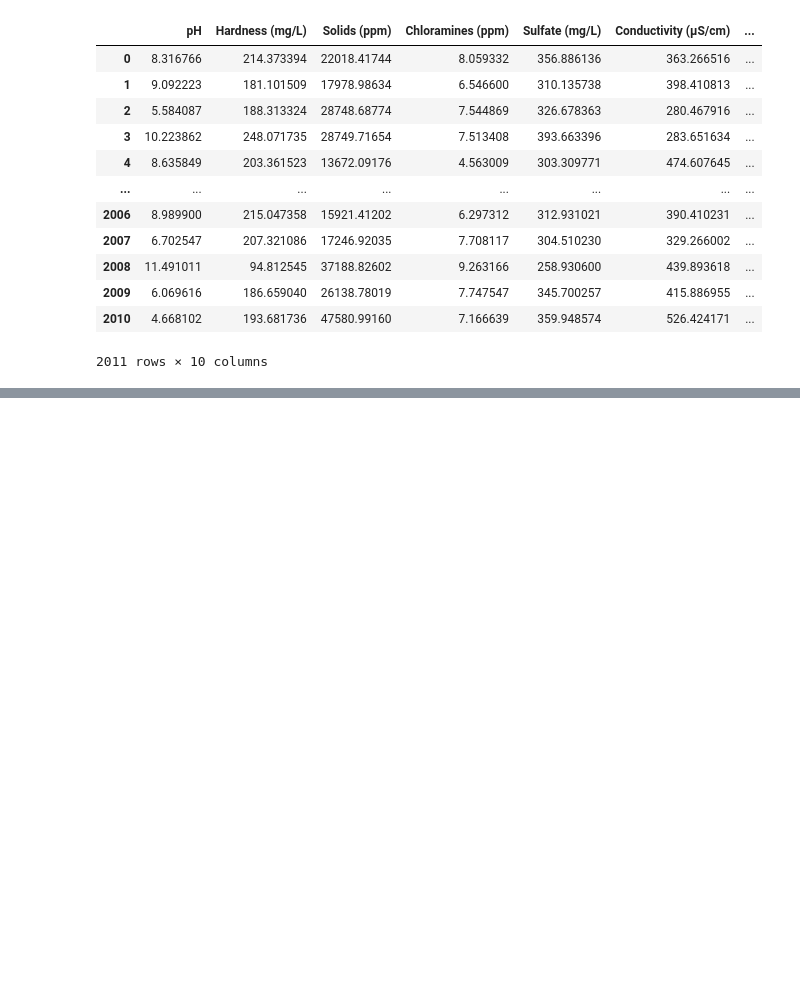
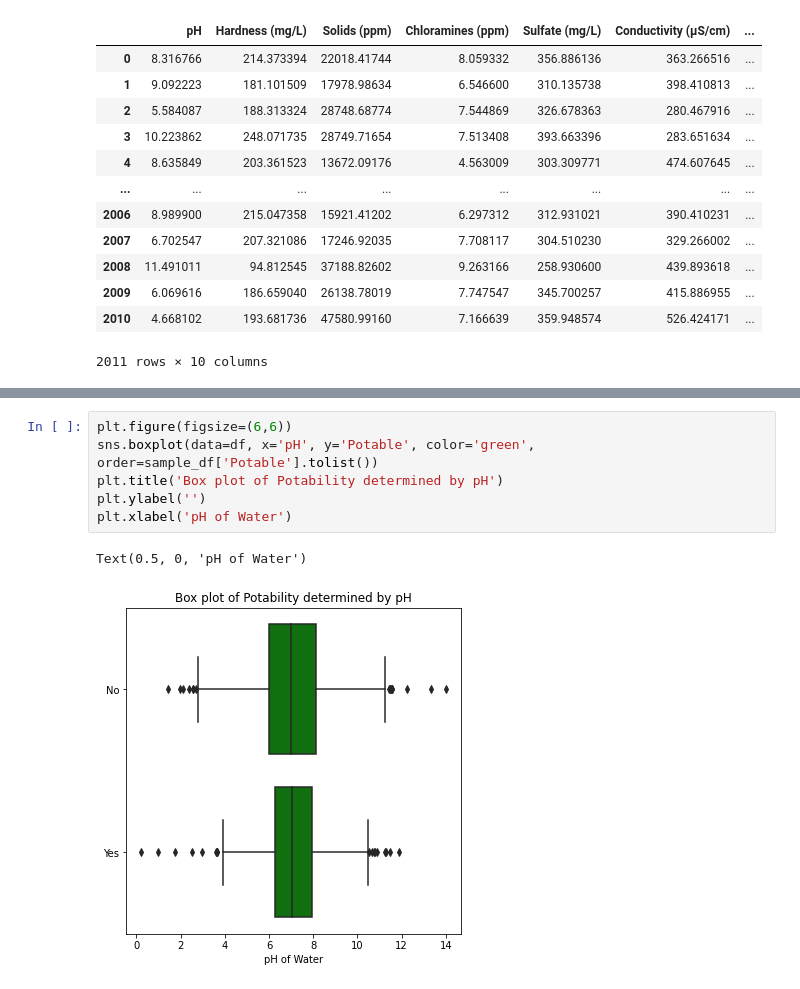
Before and after one commit to data301-2021-summer2/project-group14-project, a Jupyter notebook: analysis/person1/analysis_notebook.ipynb, the cells around one changed output, grey strips where cells are left out. Saved outputs shown, nothing was run; the diff lists cells and outputs as text; blank space fills up the shorter version.

```diff
--- a/analysis/person1/analysis_notebook.ipynb
+++ b/analysis/person1/analysis_notebook.ipynb
@@ -167,0 +239,9 @@ df
+# %%
+plt.figure(figsize=(6,6))
+sns.boxplot(data=df, x='pH', y='Potable', color='green', order=sample_df['Potable'].tolist())
+plt.title('Box plot of Potability determined by pH')
+plt.ylabel('')
+plt.xlabel('pH of Water')
+# %% [output]
+Text(0.5, 0, 'pH of Water')
+[figure, added]
```
Also changed, not shown: parts of 13 cells of this notebook, 1 other file.
